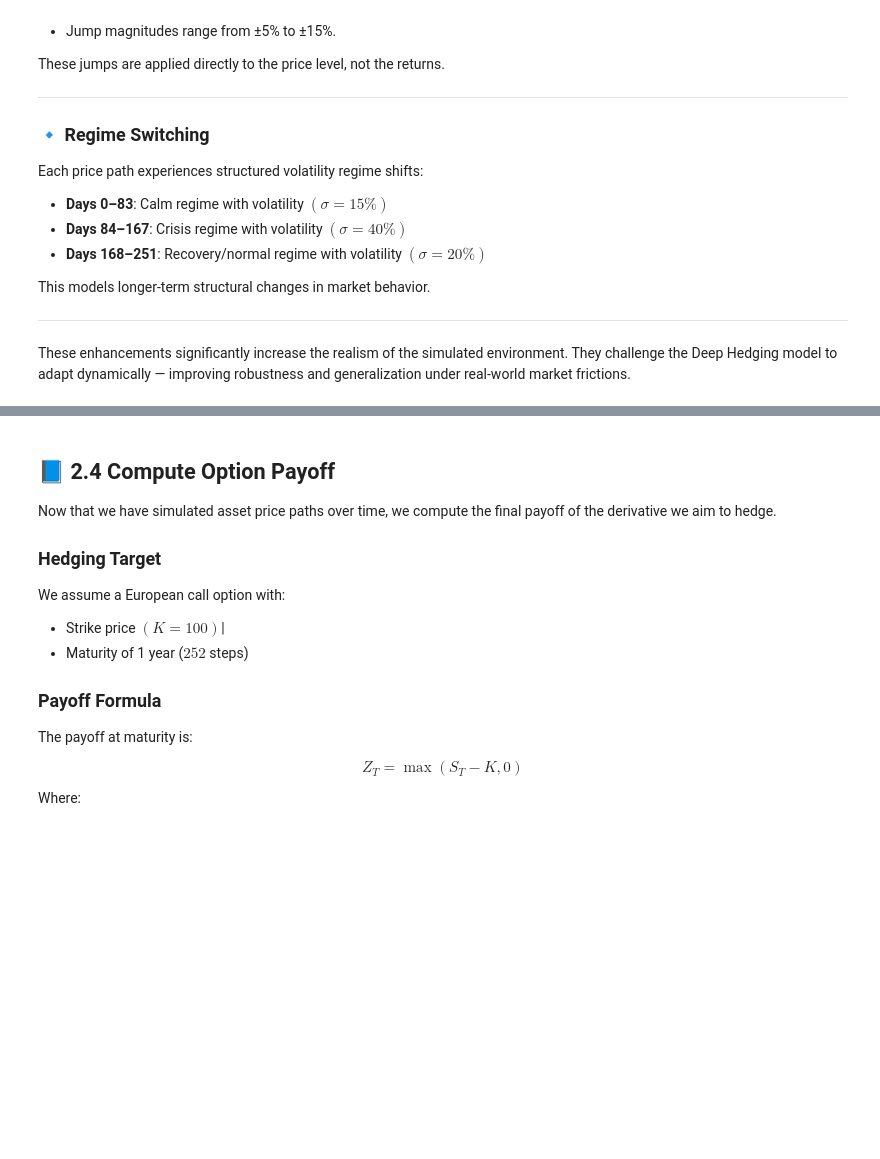
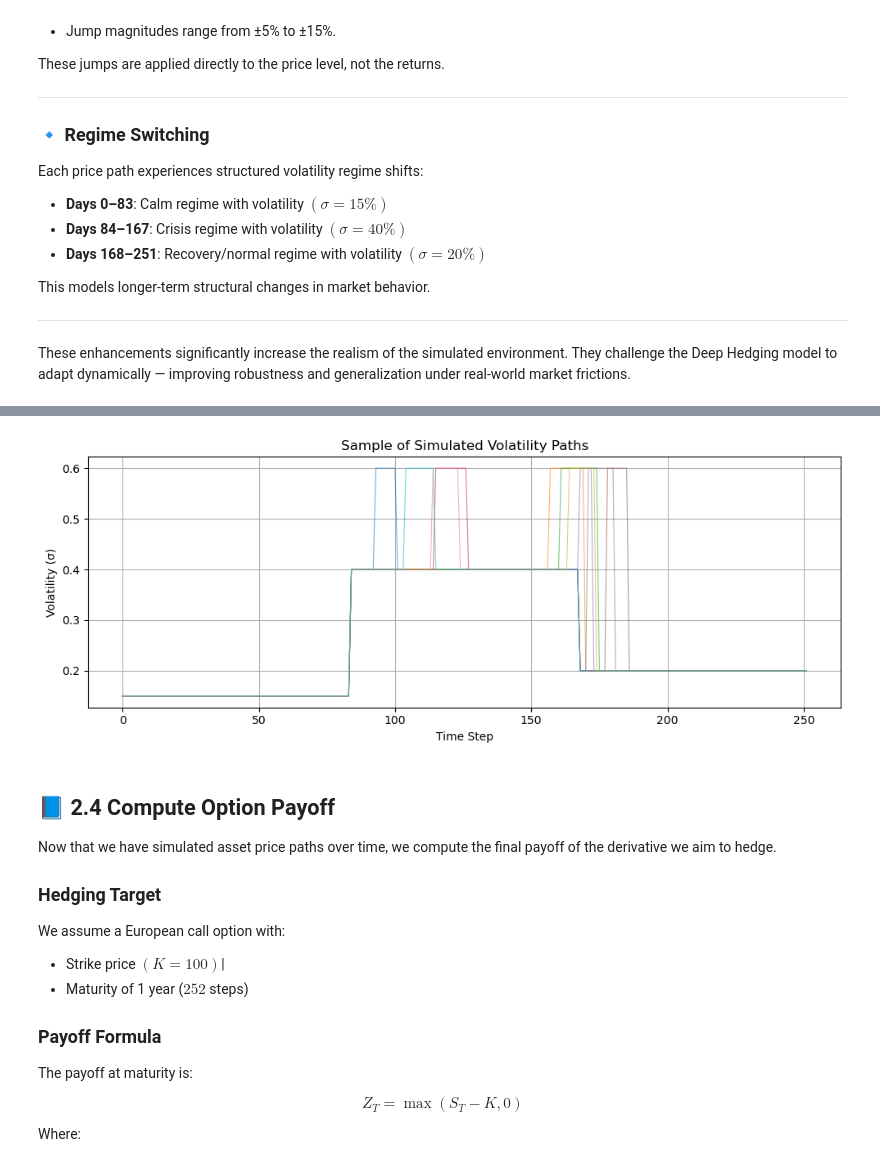
Before and after one commit to George-Dros/Deep-Hedging-Neural-Network-for-Derivatives-Pricing, a Jupyter notebook: 2_Data_Simulation.ipynb, the cells around one changed output, grey strips where cells are left out. Drawn from its saved outputs; the diff is of its cells as text; code cells hidden in the pictures; blank space fills up the shorter version.

```diff
--- a/2_Data_Simulation.ipynb
+++ b/2_Data_Simulation.ipynb
@@ -211,3 +231,15 @@ plt.show()
+# %%
+plt.figure(figsize=(10, 4))
+for i in range(10):
+    plt.plot(sigma_matrix[i], alpha=0.6, linewidth=0.8)
+plt.xlabel("Time Step")
+plt.ylabel("Volatility (σ)")
+plt.title("Sample of Simulated Volatility Paths")
+plt.grid(True)
+plt.tight_layout()
+plt.show()
+# %% [output]
+[figure, added]
 # %% [markdown]
 ## 📘 2.4 Compute Option Payoff
 
```
Also changed, not shown: parts of 9 cells of this notebook, 1 other file.
